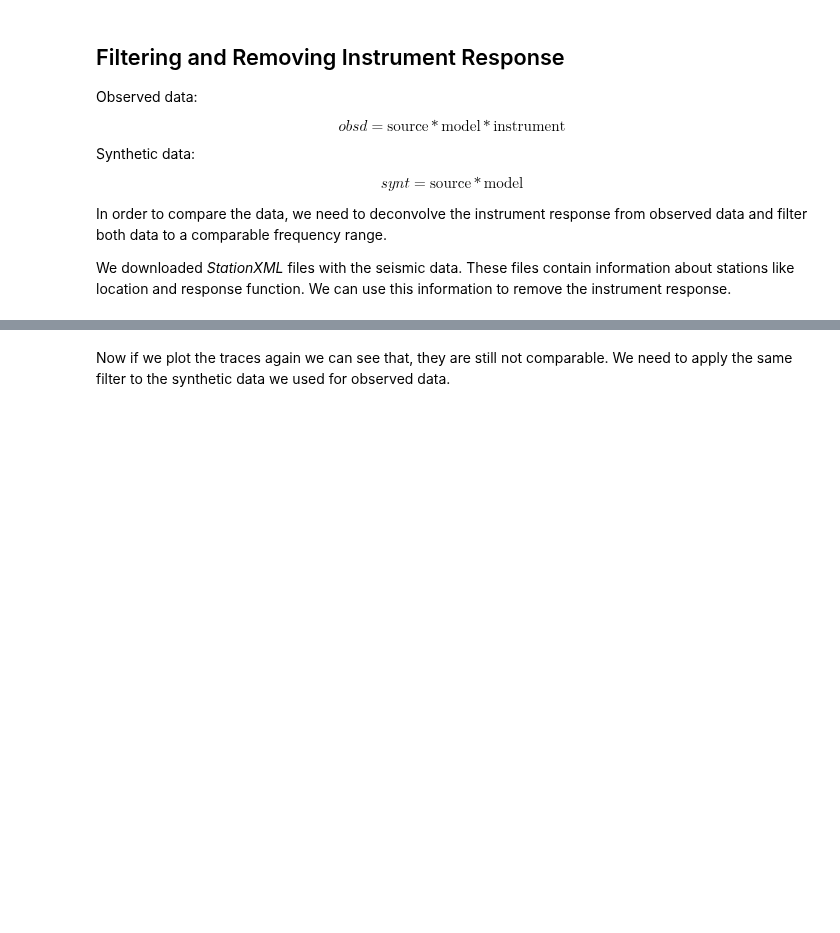
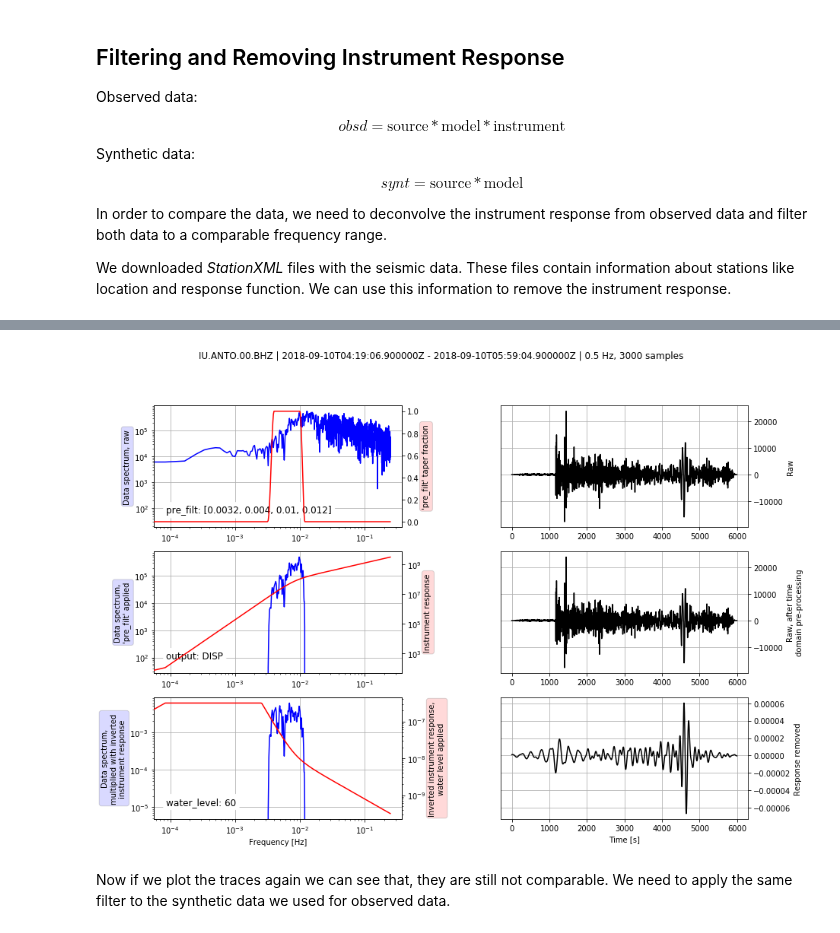
Before and after one commit to rdno/basic_data_processing, a Jupyter notebook: Comparing Observed and Synthetic Data.ipynb, the cells around one changed output, grey strips where cells are left out. Saved outputs shown, nothing was run; the diff lists cells and outputs as text; code cells hidden in the pictures; blank space fills up the shorter version.

```diff
--- a/Comparing Observed and Synthetic Data.ipynb
+++ b/Comparing Observed and Synthetic Data.ipynb
@@ -216,4 +259,6 @@ max_period = 250
 
 # Define a pre-filter and remove the response function
 pre_filt = [0.8*(1.0/max_period), (1.0/max_period), (1.0/min_period), 1.2*(1.0/min_period)]
-obsd.remove_response?
+obsd.remove_response(pre_filt=pre_filt, output="DISP",
+                     water_level=60, plot=True)
+# %% [output]
@@ -220,3 +266,4 @@ obsd.remove_response?
+[figure, added]
 # %% [markdown]
 Now if we plot the traces again we can see that, they are still not comparable. We need to apply the same filter to the synthetic data we used for observed data.
 # %%
```
Also changed, not shown: parts of 19 cells of this notebook.
